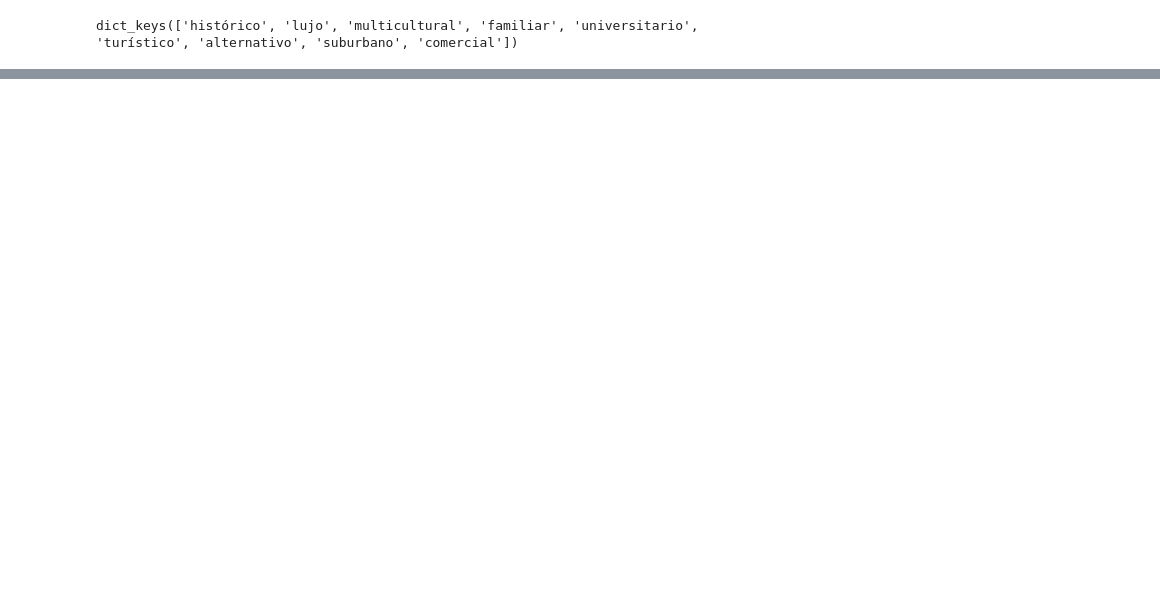
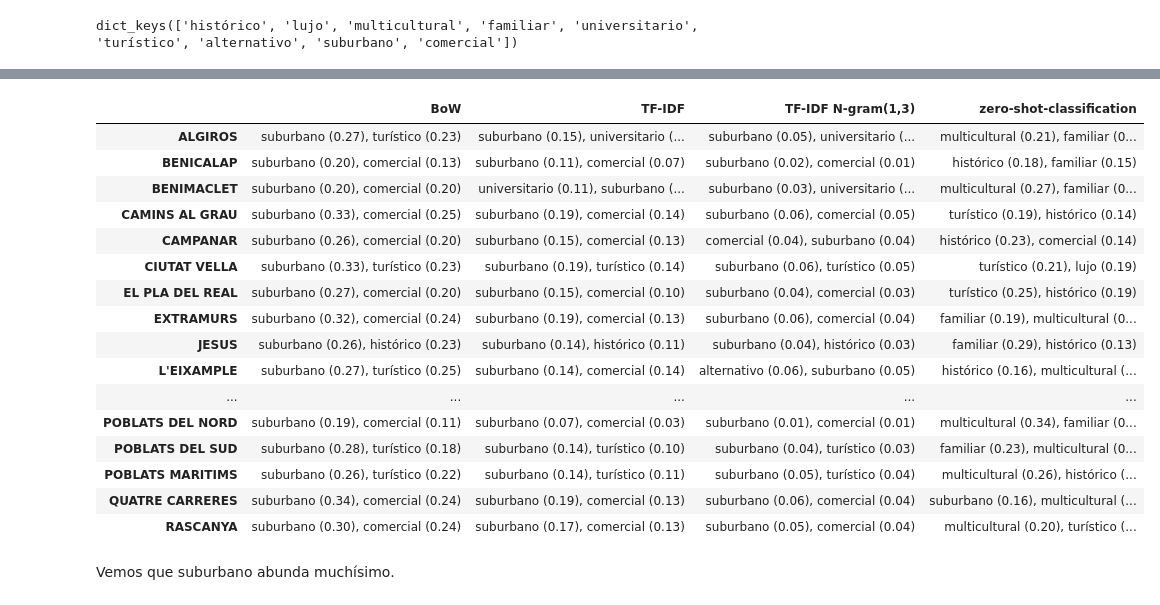
Before and after one commit to esedesam/mcd-nlp-proyecto, a Jupyter notebook: clasificarBarrios.ipynb, the cells around one changed output, grey strips where cells are left out. Drawn from its saved outputs; the diff is of its cells as text; code cells hidden in the pictures; blank space fills up the shorter version.

```diff
--- a/clasificarBarrios.ipynb
+++ b/clasificarBarrios.ipynb
@@ -227,0 +293,5 @@ Using a pipeline without specifying a model name and revision in production is n
+# %%
+# Sacar número elementos cada distrito
+
+listingsNeighborhoodES['count'] = listingsNeighborhoodES['neighborhood_overview'].apply(lambda x: len(x))
+listingsNeighborhoodES.head()
@@ -227,0 +306,7 @@ Using a pipeline without specifying a model name and revision in production is n
+# %%
+# preprocesar las opiniones
+
+descriptionsInside = listingsNeighborhoodES['neighborhood_overview'].apply(lambda x: [normalizeDoc(nlp, doc) for doc in x])
+descriptionIndexInside = list(listingsNeighborhoodES.index)
+# %%
+combined_opinions = [" ".join(opinions) for opinions in descriptionsInside]
@@ -227,0 +335,8 @@ Using a pipeline without specifying a model name and revision in production is n
+# %%
+# Obtener similitud con clases
+descriptionsAndClassesInside = combined_opinions + classDescriptions
+descriptionsAndClassesIndexInside = descriptionIndexInside + classes
+
+similarityDictInside = obtainSimilarity(descriptionsAndClassesInside, descriptionsAndClassesIndexInside, models)
+mostSimilarDfInside = findMostSimilar(similarityDictInside, descriptionsAndClassesIndexInside, 2, classes)
+mostSimilarDfInside
@@ -227,0 +361,33 @@ Using a pipeline without specifying a model name and revision in production is n
+# %%
+# Clasificar con modelo de hugging-face
+resultsInside = []
+for doc in combined_opinions:
+    resultsInside.append(classifier(
+        doc,
+        candidate_labels = ['histórico', 'lujo', 'multicultural', 'familiar', 'universitario', 'turístico', 'suburbano', 'comercial']))
+
+# Añadir resultados al df
+for barrio, result in zip(descriptionIndexInside, resultsInside):
+    mostSimilarDfInside.loc[barrio, 'zero-shot-classification'] = f"{result['labels'][0]} ({result['scores'][0]:.2f}), {result['labels'][1]} ({result['scores'][1]:.2f})"
+
+mostSimilarDfInside
+# %% [output]
+|  | BoW | TF-IDF | TF-IDF N-gram(1,3) | zero-shot-classification |
+| ALGIROS | suburbano (0.27), turístico (0.23) | suburbano (0.15), universitario (... | suburbano (0.05), universitario (... | multicultural (0.21), familiar (0... |
+| BENICALAP | suburbano (0.20), comercial (0.13) | suburbano (0.11), comercial (0.07) | suburbano (0.02), comercial (0.01) | histórico (0.18), familiar (0.15) |
+| BENIMACLET | suburbano (0.20), comercial (0.20) | universitario (0.11), suburbano (... | suburbano (0.03), universitario (... | multicultural (0.27), familiar (0... |
+| CAMINS AL GRAU | suburbano (0.33), comercial (0.25) | suburbano (0.19), comercial (0.14) | suburbano (0.06), comercial (0.05) | turístico (0.19), histórico (0.14) |
+| CAMPANAR | suburbano (0.26), comercial (0.20) | suburbano (0.15), comercial (0.13) | comercial (0.04), suburbano (0.04) | histórico (0.23), comercial (0.14) |
+| CIUTAT VELLA | suburbano (0.33), turístico (0.23) | suburbano (0.19), turístico (0.14) | suburbano (0.06), turístico (0.05) | turístico (0.21), lujo (0.19) |
+| EL PLA DEL REAL | suburbano (0.27), comercial (0.20) | suburbano (0.15), comercial (0.10) | suburbano (0.04), comercial (0.03) | turístico (0.25), histórico (0.19) |
+| EXTRAMURS | suburbano (0.32), comercial (0.24) | suburbano (0.19), comercial (0.13) | suburbano (0.06), comercial (0.04) | familiar (0.19), multicultural (0... |
+| JESUS | suburbano (0.26), histórico (0.23) | suburbano (0.14), histórico (0.11) | suburbano (0.04), histórico (0.03) | familiar (0.29), histórico (0.13) |
+| L'EIXAMPLE | suburbano (0.27), turístico (0.25) | suburbano (0.14), comercial (0.14) | alternativo (0.06), suburbano (0.05) | histórico (0.16), multicultural (... |
+| ... | ... | ... | ... | ... |
+| POBLATS DEL NORD | suburbano (0.19), comercial (0.11) | suburbano (0.07), comercial (0.03) | suburbano (0.01), comercial (0.01) | multicultural (0.34), familiar (0... |
+| POBLATS DEL SUD | suburbano (0.28), turístico (0.18) | suburbano (0.14), turístico (0.10) | suburbano (0.04), turístico (0.03) | familiar (0.23), multicultural (0... |
+| POBLATS MARITIMS | suburbano (0.26), turístico (0.22) | suburbano (0.14), turístico (0.11) | suburbano (0.05), turístico (0.04) | multicultural (0.26), histórico (... |
+| QUATRE CARRERES | suburbano (0.34), comercial (0.24) | suburbano (0.19), comercial (0.13) | suburbano (0.06), comercial (0.04) | suburbano (0.16), multicultural (... |
+| RASCANYA | suburbano (0.30), comercial (0.24) | suburbano (0.17), comercial (0.13) | suburbano (0.05), comercial (0.04) | multicultural (0.20), turístico (... |
+# %% [markdown]
+Vemos que suburbano abunda muchísimo.
```
Also changed, not shown: parts of 23 cells of this notebook, 2 other files.
